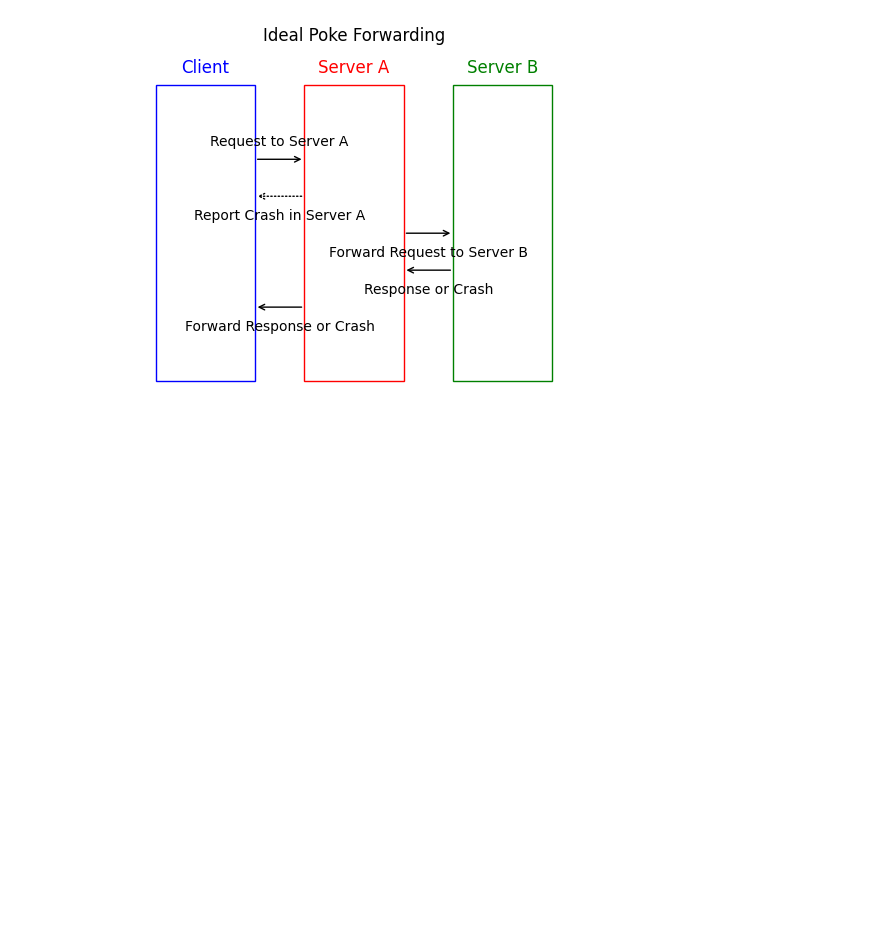
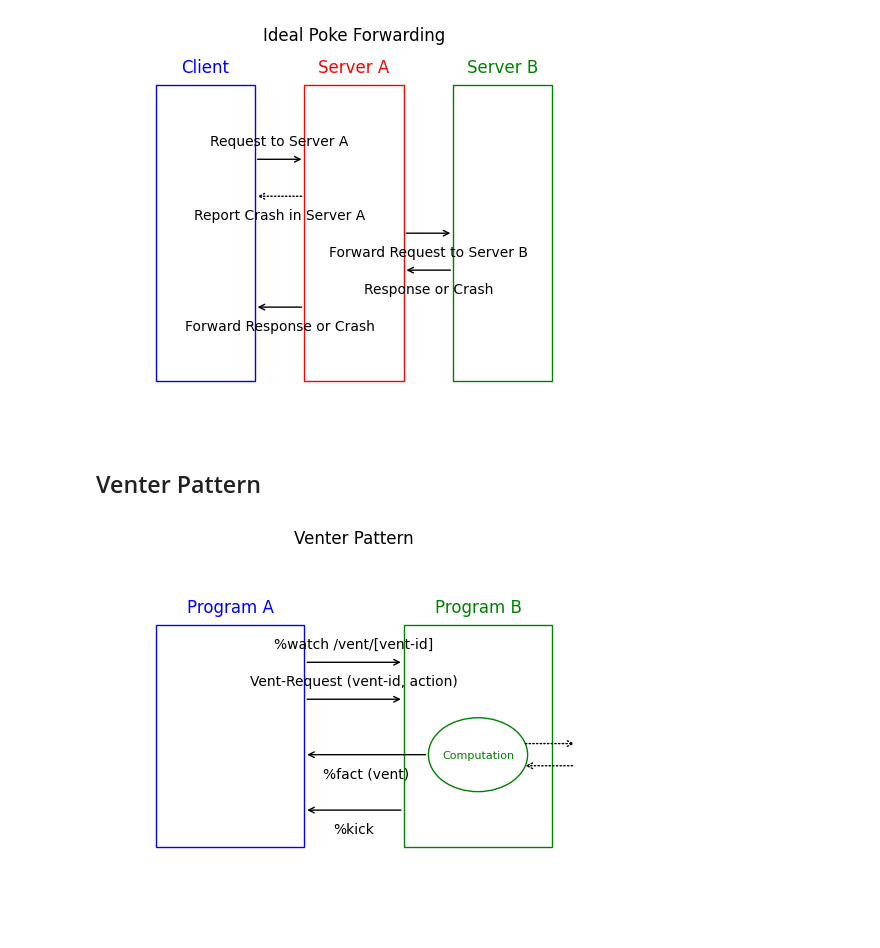
Before and after one commit to niblyx-malnus/venter-pattern, a Jupyter notebook: diagrams/Diagrams.ipynb, the cells around one changed output. Cells and saved outputs as stored; diff of their text form; code cells hidden in the pictures; blank space fills up the shorter version.

Commit message:
update images

```diff
--- a/diagrams/Diagrams.ipynb
+++ b/diagrams/Diagrams.ipynb
@@ -328,3 +328,64 @@ plt.savefig('images/ideal_poke_forwarding.png', format='png')
 plt.show()
 # %% [output]
 [figure]
+# %% [markdown]
+## Venter Pattern
+# %%
+import matplotlib.pyplot as plt
+import matplotlib.patches as patches
+
+# Create a new figure
+fig, ax = plt.subplots()
+
+# Create rectangles for Program A and Program B
+programA_rect = patches.Rectangle((0.1, 0.2), 0.3, 0.6, edgecolor='blue', facecolor='none')
+programB_rect = patches.Rectangle((0.6, 0.2), 0.3, 0.6, edgecolor='green', facecolor='none')
+
+# Add the rectangles to the Axes
+ax.add_patch(programA_rect)
+ax.add_patch(programB_rect)
+
+# Add labels for Program A and Program B
+ax.text(0.25, 0.85, 'Program A', ha='center', va='center', fontsize=12, color='blue')
+ax.text(0.75, 0.85, 'Program B', ha='center', va='center', fontsize=12, color='green')
+
+# Create an arrow for %watch from Program A to Program B
+ax.annotate('', xy=(0.6, 0.7), xycoords='data', xytext=(0.4, 0.7), textcoords='data', arrowprops=dict(arrowstyle="->", color='black'))
+ax.text(0.5, 0.75, '%watch /vent/[vent-id]', ha='center', va='center', fontsize=10)
+
+# Create an arrow for vent-request from Program A to Program B
+ax.annotate('', xy=(0.6, 0.6), xycoords='data', xytext=(0.4, 0.6), textcoords='data', arrowprops=dict(arrowstyle="->", color='black'))
+ax.text(0.5, 0.65, 'Vent-Request (vent-id, action)', ha='center', va='center', fontsize=10)
+
+# Internal Computation in Program B
+computation_circle = patches.Circle((0.75, 0.45), 0.1, edgecolor='green', facecolor='none')
+ax.add_patch(computation_circle)
+ax.text(0.75, 0.45, 'Computation', ha='center', va='center', fontsize=8, color='green')
+
+# Dotted arrows for asynchronous computation in Program B
+# Outward dotted arrow above the inward dotted arrow
+ax.annotate('', xy=(0.95, 0.48), xycoords='data', xytext=(0.84, 0.48), textcoords='data', arrowprops=dict(arrowstyle="->", color='black', linestyle=':'))
+ax.annotate('', xy=(0.95, 0.42), xycoords='data', xytext=(0.84, 0.42), textcoords='data', arrowprops=dict(arrowstyle="<-", color='black', linestyle=':'))
+
+# Create an arrow for %fact with a Vent from Program B to Program A, vertically centered with the computation circle
+ax.annotate('', xy=(0.4, 0.45), xycoords='data', xytext=(0.65, 0.45), textcoords='data', arrowprops=dict(arrowstyle="->", color='black'))
+ax.text(0.525, 0.4, '%fact (vent)', ha='center', va='center', fontsize=10)
+
+# Create an arrow for %kick from Program B to Program A, starting at the left side of Program B
+ax.annotate('', xy=(0.4, 0.3), xycoords='data', xytext=(0.6, 0.3), textcoords='data', arrowprops=dict(arrowstyle="->", color='black'))
+ax.text(0.5, 0.25, '%kick', ha='center', va='center', fontsize=10)
+
+# Set limits and remove axis
+ax.set_xlim(0, 1)
+ax.set_ylim(0, 1)
+ax.axis('off')
+
+# Plotting
+plt.plot([1, 2, 3], [4, 5, 6])
+plt.title("Venter Pattern")
+
+plt.savefig('images/venter_pattern.png', format='png')
+
+plt.show()
+# %% [output]
+[figure, added]
```
Also changed, not shown: 1 other file.
